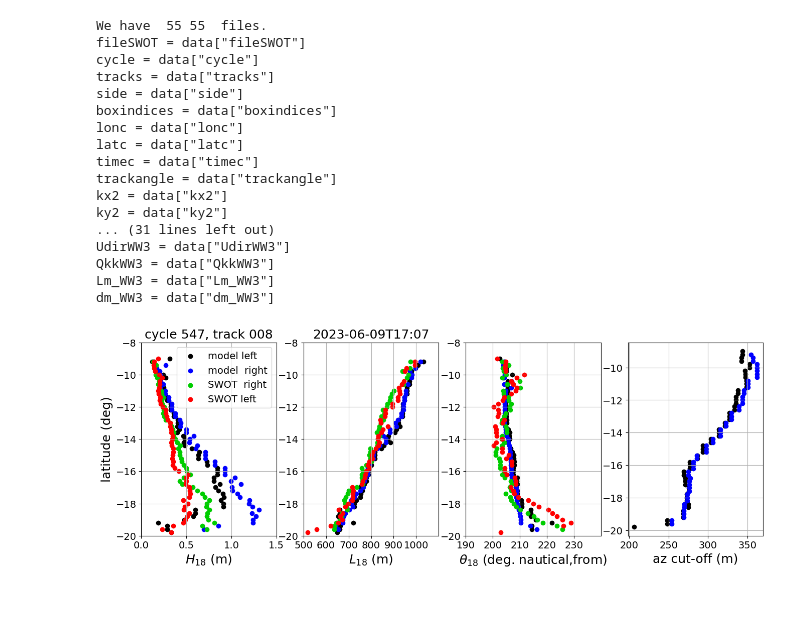
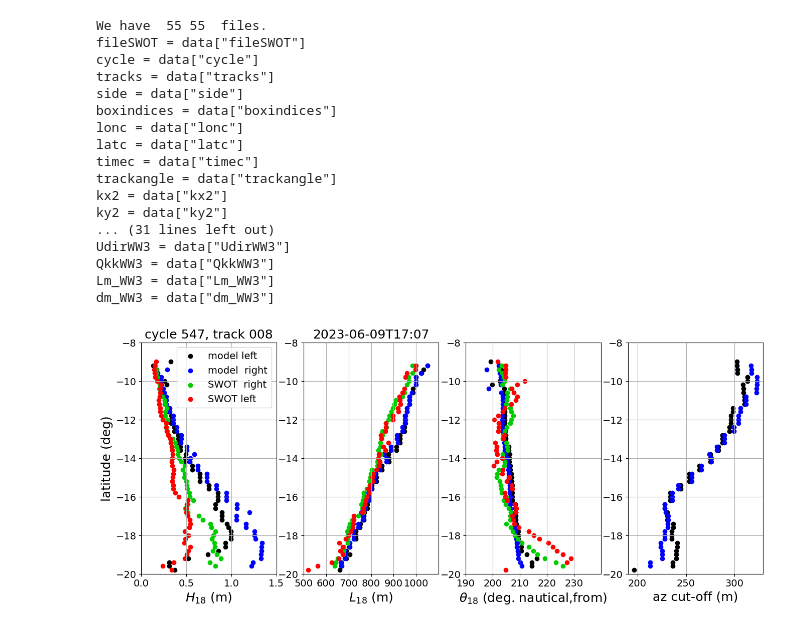
Before and after one commit to ardhuin/swellSWOT, a Jupyter notebook: analysis_track.ipynb, the cells around one changed output. Cells and saved outputs as stored; diff of their text form; code cells hidden in the pictures; blank space fills up the shorter version.

Commit message:
Included update of cut-off in the track analysis notebook

```diff
--- a/analysis_track.ipynb
+++ b/analysis_track.ipynb
@@ -33,32 +34,41 @@ mpl.rcParams.update({'figure.figsize':[10,6],'axes.grid' : True,'font.size': 14,
 # Note : other tests with different spectral resolution are in directories LOOP, LOOP2, LOOP3
 
 
-calibration=1.2
+filetr='/media/ardhuin/FabLinux/WW3-SWOT/GLOBAL_REF102040/SWOT_WW3-GLOB-30M_202306_trck.nc'
+ds_ww3t = xr.open_dataset(filetr)
+modang=np.mod(90-ds_ww3t.direction,360)
+moddf=ds_ww3t.frequency2.values-ds_ww3t.frequency1.values
+modf=ds_ww3t.frequency.values
+modnth=np.shape(modang)[0]
+moddth=(2*np.pi/modnth)
+
+calibration=1.0
+modeltag='' #'_T702'
 denoise=1
-
+figh=6.
 # track for Figure 4.a
 cycle='547';tracks='008';latrange=[-20,-8];Lrange=[500,1100];Lstep=100;thrange=[190,240];thstep=10;Hrange=[0,1.5];locleg='upper right';ileg=0;
 # track for Figure 4.b
-#cycle='547';tracks='021';latrange=[-60,-35];Lrange=[550,750];Lstep=50;thrange=[0,30];thstep=5;Hrange=[0,0.4];locleg='lower right';ileg=1;
+#cycle='547';tracks='021';latrange=[-60,-35];Lrange=[500,800];Lstep=50;thrange=[0,30];thstep=5;Hrange=[0,0.6];locleg='lower right';ileg=0;figh=7;
 
 # track for Figure S7a
-#cycle='548';tracks='017';latrange=[-55,-30];Lrange=[400,1000];Lstep=100;thrange=[180,270];thstep=15;Hrange=[0,3];locleg='lower right';ileg=1;
+#cycle='548';tracks='017';figANIMA=8;latrange=[-55,-30];Lrange=[400,1000];Lstep=100;thrange=[180,270];thstep=15;Hrange=[0,3];locleg='lower right';ileg=1;
 # track for Figure S7b
 #cycle='550';tracks='017';latrange=[-32,0];Lrange=[400,1000];Lstep=100;thrange=[180,240];thstep=15;Hrange=[0,2.5];locleg='upper right';ileg=0;
 
 
 # track with buoys
 # Fig. S2.a
-#cycle='556';days='20230618';tracks='015';latrange=[35,59.6];Lrange=[500,800];Lstep=100;thrange=[180,240];thstep=15;Hrange=[0,0.3];locleg='lower right';ileg=1;
+#cycle='556';days='20230618';tracks='015';figh=5.;latrange=[35,59.6];Lrange=[500,800];Lstep=100;thrange=[180,240];thstep=15;Hrange=[0,0.3];locleg='lower right';ileg=1;
 
 #cycle='545';tracks='010';latrange=[-45,-30];Lrange=[400,800];Lstep=100;thrange=[180,240];thstep=15;Hrange=[0,7];locleg='upper right';ileg=0;
 #cycle='546';tracks='010';latrange=[-45,-30];Lrange=[400,800];Lstep=100;thrange=[180,240];thstep=15;Hrange=[0,3];locleg='lower right';ileg=1;
 
 
-file_lisr = sorted(glob.glob('ANIMATION/SWOT_swell_spectra_'+cycle+'_'+tracks+'_left_*.npz'));
+file_lisr = sorted(glob.glob('ANIMATIONS'+modeltag+'/SWOT_swell_spectra_'+cycle+'_'+tracks+'_left_*.npz'));
 #file_list = sorted(glob.glob('LOOP3/SWOT_swell*_'+tracks+'left_*.npz'));
 nfiles=len(file_lisr)
-file_lisl = sorted(glob.glob('ANIMATION/SWOT_swell_spectra_'+cycle+'_'+tracks+'_right_*.npz'));
+file_lisl = sorted(glob.glob('ANIMATIONS'+modeltag+'/SWOT_swell_spectra_'+cycle+'_'+tracks+'_right_*.npz'));
 nfilel=len(file_lisl)
 tracktag='cycle '+cycle+', track '+tracks;
 print('We have ',nfiles,nfilel,' files.')
@@ -71,9 +81,11 @@ for file_list in [file_lisr,file_lisl]:
     #print('reading file ',file_box)
     data = np.load(file_box,allow_pickle=True)
     for k in data.keys():
-        if (indf==0):
+        exec(k+' = data["'+k+'"]')
+        if (indf == 0):
             print(k+' = data["'+k+'"]')
-        exec(k+' = data["'+k+'"]')
+    #print(latc,modelfound,indww3,Tm02WW3)
+
 
     dlat=np.sin(-trackangle*np.pi/180)
     #amask,bmask=swell.SWOTdefine_swell_mask_simple(E_WW3_noa_H2/HH2,coh,ang,sig0mean,dlat,kx2,ky2,mask_choice=0)
@@ -82,13 +94,32 @@ for file_list in [file_lisr,file_lisl]:
     #amask=ndimage.binary_dilation((amask > 0.5).astype(int))
 
     # Computes a calibration transfer function: Hptr to some power ...
+    #if (indf==0):
+    #    HsWW3=2.
+    #    Tm02WW3=4.
+
+    # uses values from *npz files: full spectrum
     sigu=(HsWW3/4)*(2*np.pi/Tm02WW3)
+
+    # recomputes sigu (standard dev. of orbital velocity) for a filtered spectrum (cutting at 100 m wavelength)
+    modspec=ds_ww3t.efth[indww3].squeeze()
+    efth=modspec.values;
+    # this was to check that we get the same numbers again ...
+    #[Ef,th1m,sth1m,Hsall,Tm0m1,Tm02all,Qf,Qkk] = wavespec_Efth_to_first3(efth,modf,moddf, modang.values,moddth,cut=10000.)
+
+    [Ef,th1m,sth1m,Hs,Tm0m1,Tm02,Qf,Qkk] = wavespec_Efth_to_first3(efth,modf,moddf, modang.values,moddth,cut=100.)
+
+    sigu3=(Hs/4)*(2*np.pi/Tm02)
+    #print('TEST:',latc,HsWW3,Tm02WW3,sigu,1/kc,Hs_WW3_filtered_mask)
     kc=(7310/875.0e3)/sigu/(2*np.pi)
-    if (indf==0):
-        Hazc = np.exp(-(ky2/kc)**2)
-        HHC=(HH2/(HH*Hazc))**(calibration-1)
+    Hazc_old =np.exp(-(ky2/kc)**2)
+    #print('TEST:',latc,Hs,Tm02,sigu3,1/kc)
+    HHC=(HH2/(HH*Hazc_old))**(calibration-1)
 
-    HH3=HH2*HHC
+    kc=(7310/875.0e3)/sigu3/(2*np.pi)
+    Hazc_new =np.exp(-(ky2/kc)**2)
+
+    HH3=(HH2/Hazc_old)*HHC*Hazc_new  # filter corrected with calibration for Hptr and new cut-off for Hazc.
 
     #print('T02,lambda_c:',Tm02WW3,U10WW3,HsWW3,sigu,1/kc,kc*1000.)
 
@@ -116,7 +147,7 @@ for file_list in [file_lisr,file_lisl]:
 
     b2mask=amask
 # uses a slightly wider mask for the model to be sure to catch the full partition
-    #b2mask=ndimage.binary_dilation((amask > 0.5).astype(int))
+    b2mask=ndimage.binary_dilation((amask > 0.5).astype(int))
     #
     if obpfilter=='H':
         Hsnew,Lmm1new,Lmnew,dmnew=swell.SWOTspec_to_HsLm(E_WW3_obp_H,kx2,ky2,b2mask,HH,trackangle)
@@ -127,9 +158,20 @@ for file_list in [file_lisr,file_lisl]:
     bigarray[indf,31]=dmnew
     indf=indf+1
 
+tshift=-1*86400   # due to WW3 bug related to non-gregorian calendar ...
+latshift=7.
+new_time = timec+np.timedelta64(int(np.round(tshift*1e9)), 'ns')
+times=str(new_time)[0:4]+str(new_time)[5:7]+str(new_time)[8:10]
+#print('timec:',timec,'##',times,'##')
+files_SWIM = sorted(glob.glob('SWIM*'+times+'*10.pickle'))
+lenSWIM=len(files_SWIM)
+if (lenSWIM > 0):
+    print('reading SWIM data:',files_SWIM[0])
+    with open(files_SWIM[0], 'rb') as pickle_file:
+       SWIM = pickle.load(pickle_file)
 
 gr=[0.,205./255.,0.]
-fig,axs=plt.subplots(1,4,figsize=(16,5))
+fig,axs=plt.subplots(1,4,figsize=(16,figh))
 vecHs=np.linspace(1,12,23)
 if nfiles*nfilel > 0  :
    axs[0].scatter(bigarray[0:nfiles,11],bigarray[0:nfiles,2],c='black',linewidth=1,label='model left');
@@ -138,10 +180,13 @@ if nfiles*nfilel > 0  :
    axs[0].scatter(bigarray[0:nfiles,10],bigarray[0:nfiles,2],c='red',linewidth=1,label='SWOT left');
 else:
    gr=[200./255.,200./255.,200./255.]
+   gS=[80./255.,255./255.,80./255.]
    axs[0].scatter(bigarray[0:-1,11],bigarray[0:-1,2],c='black',linewidth=1,label='model');
    axs[0].scatter(bigarray[0:-1,10],bigarray[0:-1,2],c=gr,alpha=0.5,linewidth=1,label='SWOT');
    if (denoise==1):
       axs[0].scatter(bigarray[0:-1,12],bigarray[0:-1,2],c='red',alpha=0.5,linewidth=1,label='denoised');
+   if (lenSWIM > 0):
+     axs[0].scatter(SWIM['swell_hs'],SWIM['latitude']+latshift,c=gS,alpha=1.,linewidth=1,label='SWIM 10°');
 
 
 axs[0].set_xlabel(r'$H_{18}$ (m)', fontsize=18)
@@ -161,6 +206,8 @@ else:
    axs[1].scatter(bigarray[0:-1,20],bigarray[0:-1,2],c=gr,alpha=0.5,linewidth=1,label='SWOT');
    if (denoise==1):
      axs[1].scatter(bigarray[0:-1,22],bigarray[0:-1,2],c='red',alpha=0.5,linewidth=1,label='denoised');
+   if (lenSWIM > 0):
+     axs[1].scatter(SWIM['swell_wl'],SWIM['latitude']+latshift,c=gS,alpha=1.,linewidth=1,label='SWIM 10°');
 
 axs[1].set_xlabel(r'$L_{18}$ (m)', fontsize=18)
 format = '%Y-%m-%dT%H:%M:%S'
@@ -184,6 +231,8 @@ else:
    axs[2].scatter(bigarray[0:-1,30],bigarray[0:-1,2],c=gr,alpha=0.5,linewidth=1,label='SWOT');
    if (denoise==1):
      axs[2].scatter(bigarray[0:-1,32],bigarray[0:-1,2],c='red',alpha=0.5,linewidth=1,label='denoised');
+   if (lenSWIM > 0):
+     axs[2].scatter(SWIM['swell_dir'],SWIM['latitude']+latshift,c=gS,alpha=1.,linewidth=1,label='SWIM 10°');
 
 axs[2].set_xlabel(r'$\theta_{18}$ (deg. nautical,from)', fontsize=18)
 axs[2].set_xlim(thrange)
@@ -192,32 +241,33 @@ axs[2].set_ylim(latrange)
 #axs[2].set_title(tracktag)
 
 if nfiles*nfilel > 0  :
    axs[3].scatter(bigarray[0:nfiles,4],bigarray[0:nfiles,2],c='black',linewidth=1,label='model left');
    axs[3].scatter(bigarray[nfiles+1:-1,4],bigarray[nfiles+1:-1,2],c='blue',linewidth=1,label='model right');
 else:
    axs[3].scatter(bigarray[0:-1,4],bigarray[0:-1,2],c='black',linewidth=1,label='model');
 
 axs[3].set_xlabel(r'az cut-off (m)', fontsize=18)
+axs[3].set_ylim(latrange)
 if obpfilter=='H':
     fig.savefig('fulltrack_'+str(cycle)+'_'+str(tracks)+'_H.pdf')
 else:
-    fig.savefig('fulltrack_'+str(cycle)+'_'+str(tracks)+'_H2azc_cal_'+f'{abs(calibration):03.1f}'+'.pdf')
+    fig.savefig('fulltrack_'+str(cycle)+'_'+str(tracks)+'_H2azc_cal'+modeltag+f'{abs(calibration):03.1f}'+'.pdf')
 # %% [output]
 We have  55 55  files.
 fileSWOT = data["fileSWOT"]
 cycle = data["cycle"]
 tracks = data["tracks"]
 side = data["side"]
 boxindices = data["boxindices"]
 lonc = data["lonc"]
 latc = data["latc"]
 timec = data["timec"]
 trackangle = data["trackangle"]
 kx2 = data["kx2"]
 ky2 = data["ky2"]
 ... (31 lines left out)
 UdirWW3 = data["UdirWW3"]
 QkkWW3 = data["QkkWW3"]
 Lm_WW3 = data["Lm_WW3"]
 dm_WW3 = data["dm_WW3"]
-[figure, old version]
+[figure, new version]
```
Also changed, not shown: parts of 5 cells of this notebook.
